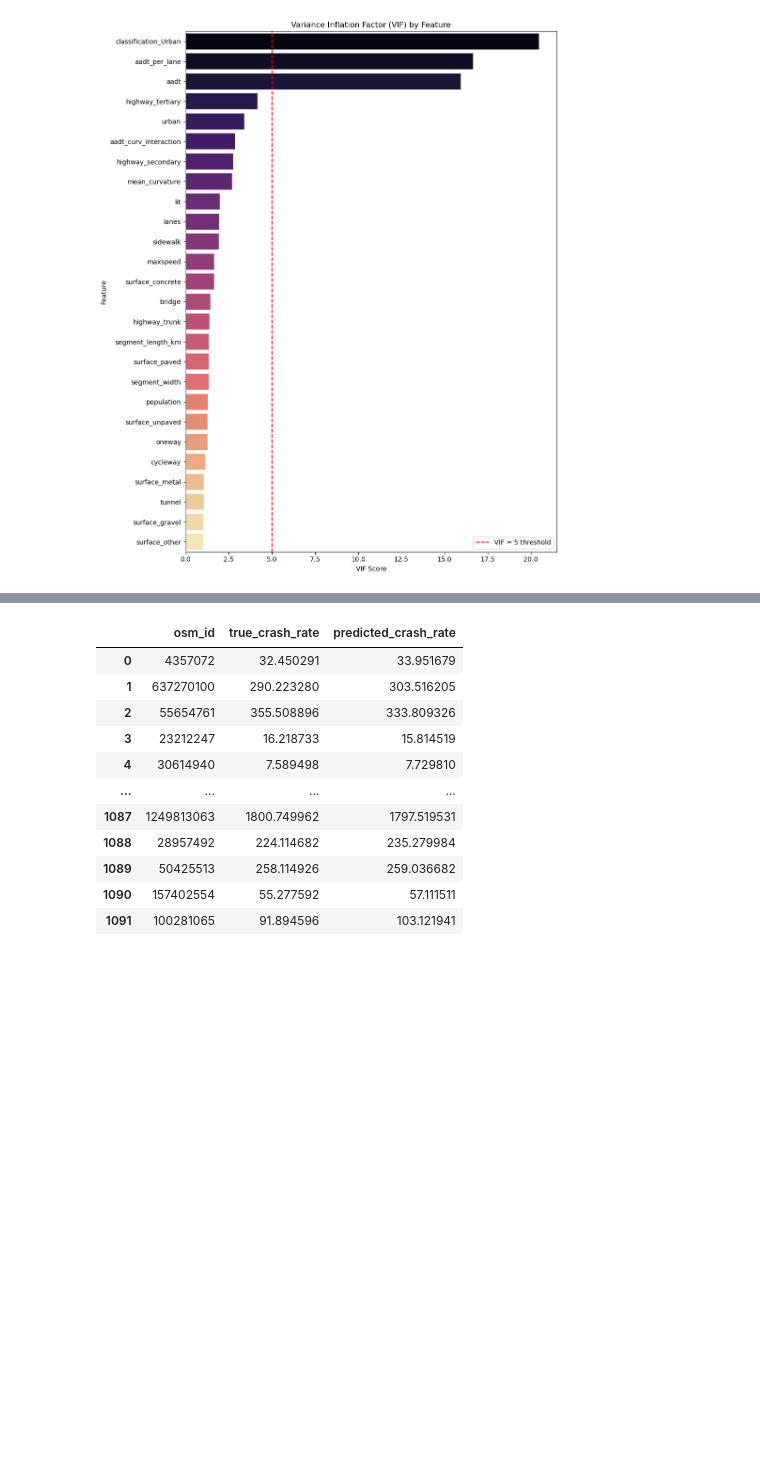
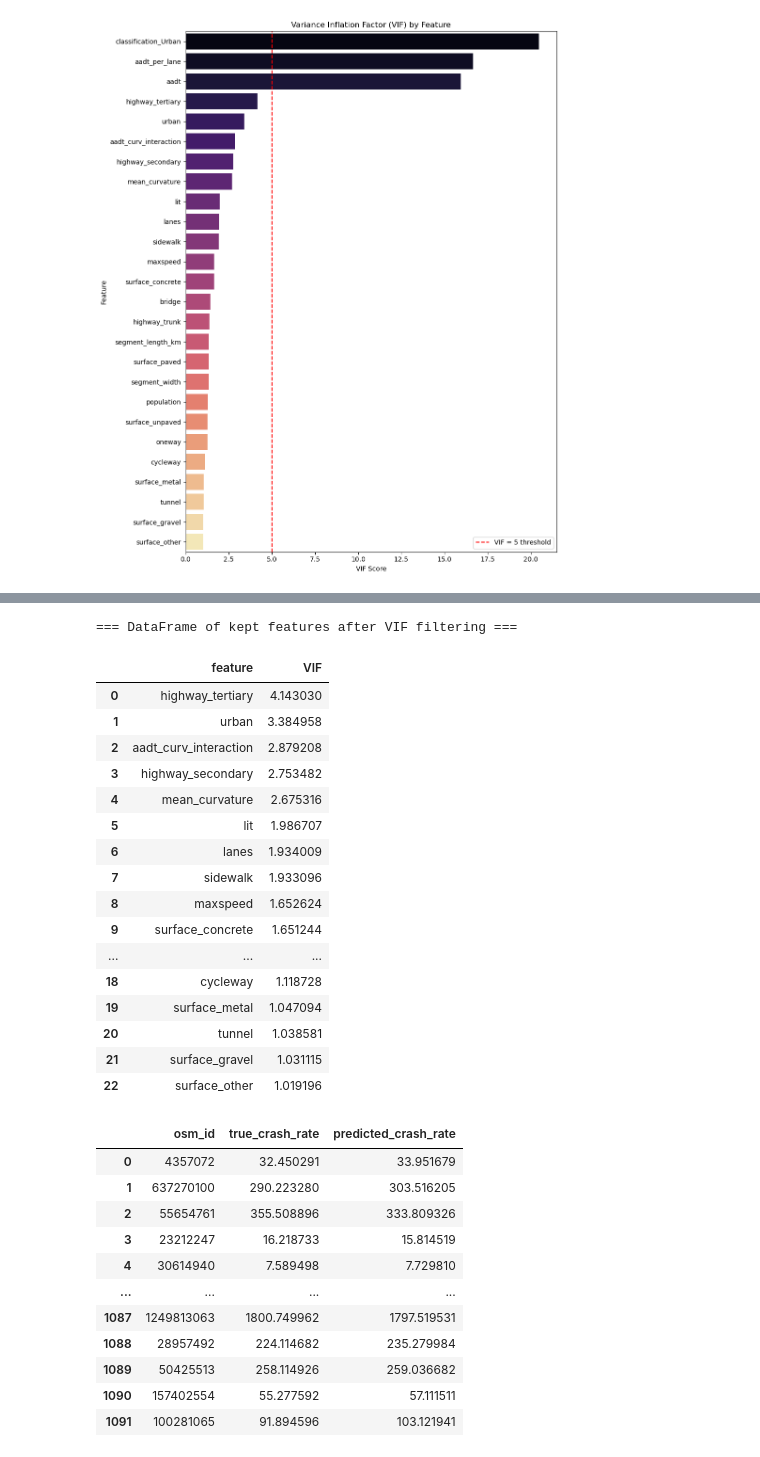
Before and after one commit to KinGabriel/speed_limit_predictive_model, a Jupyter notebook: XGBOOST/XGBOOST.ipynb, the cells around one changed output, grey strips where cells are left out. Cells and saved outputs as stored; diff of their text form; code cells hidden in the pictures; blank space fills up the shorter version.

```diff
--- a/XGBOOST/XGBOOST.ipynb
+++ b/XGBOOST/XGBOOST.ipynb
@@ -220,3 +271,29 @@ Passing `palette` without assigning `hue` is deprecated and will be removed in v
+# %%
+# ===  dataframe with kept features and their VIF scores ===
+kept_vif_df = vif_df[vif_df['feature'].isin(keep)].copy()
+kept_vif_df = kept_vif_df.sort_values('VIF', ascending=False).reset_index(drop=True)
+
+print("\n=== DataFrame of kept features after VIF filtering ===")
+kept_vif_df
+# %% [output]
+=== DataFrame of kept features after VIF filtering ===
+|  | feature | VIF |
+| 0 | highway_tertiary | 4.143030 |
+| 1 | urban | 3.384958 |
+| 2 | aadt_curv_interaction | 2.879208 |
+| 3 | highway_secondary | 2.753482 |
+| 4 | mean_curvature | 2.675316 |
+| 5 | lit | 1.986707 |
+| 6 | lanes | 1.934009 |
+| 7 | sidewalk | 1.933096 |
+| 8 | maxspeed | 1.652624 |
+| 9 | surface_concrete | 1.651244 |
+| ... | ... | ... |
+| 18 | cycleway | 1.118728 |
+| 19 | surface_metal | 1.047094 |
+| 20 | tunnel | 1.038581 |
+| 21 | surface_gravel | 1.031115 |
+| 22 | surface_other | 1.019196 |
 # %%
 # === 8. Train XGBoost ===
 xgb_model = XGBRegressor(n_estimators=200, random_state=42, objective='reg:squarederror')
```
Also changed, not shown: parts of 5 cells of this notebook.
